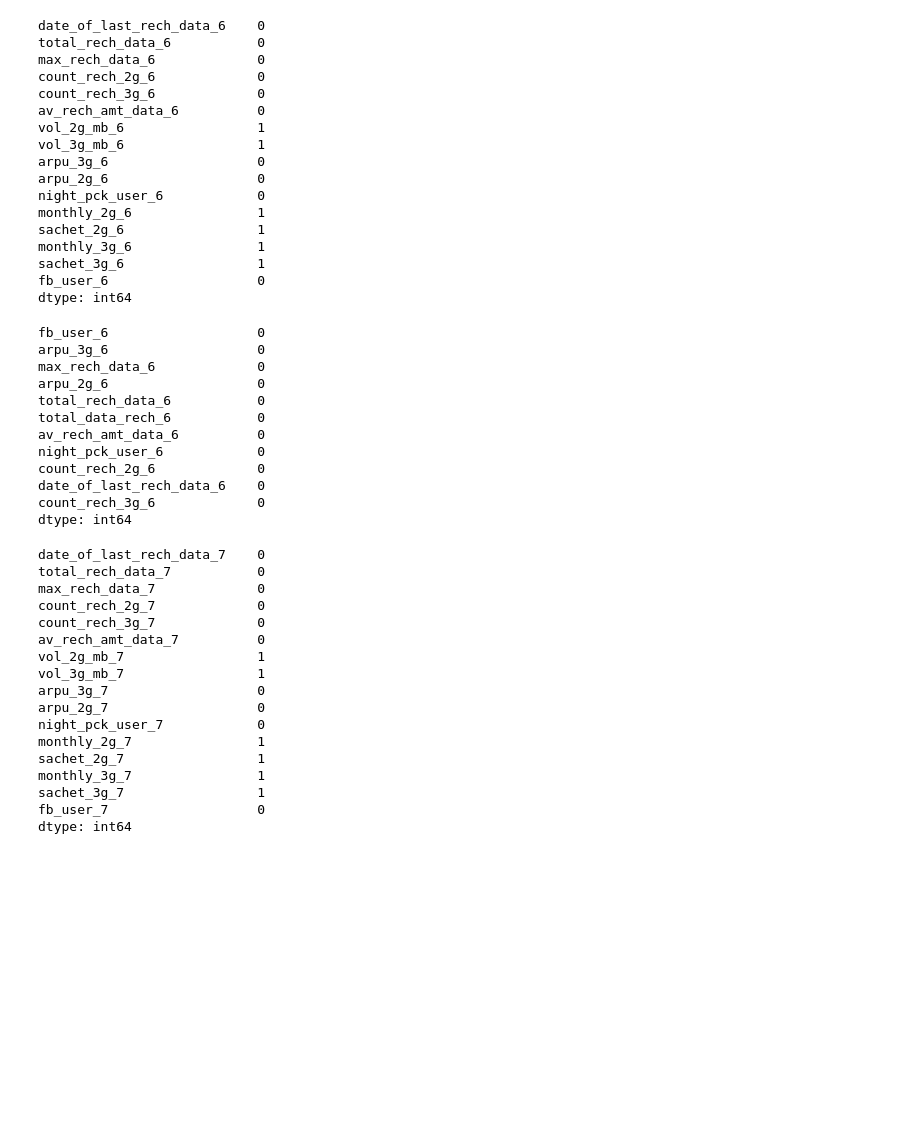
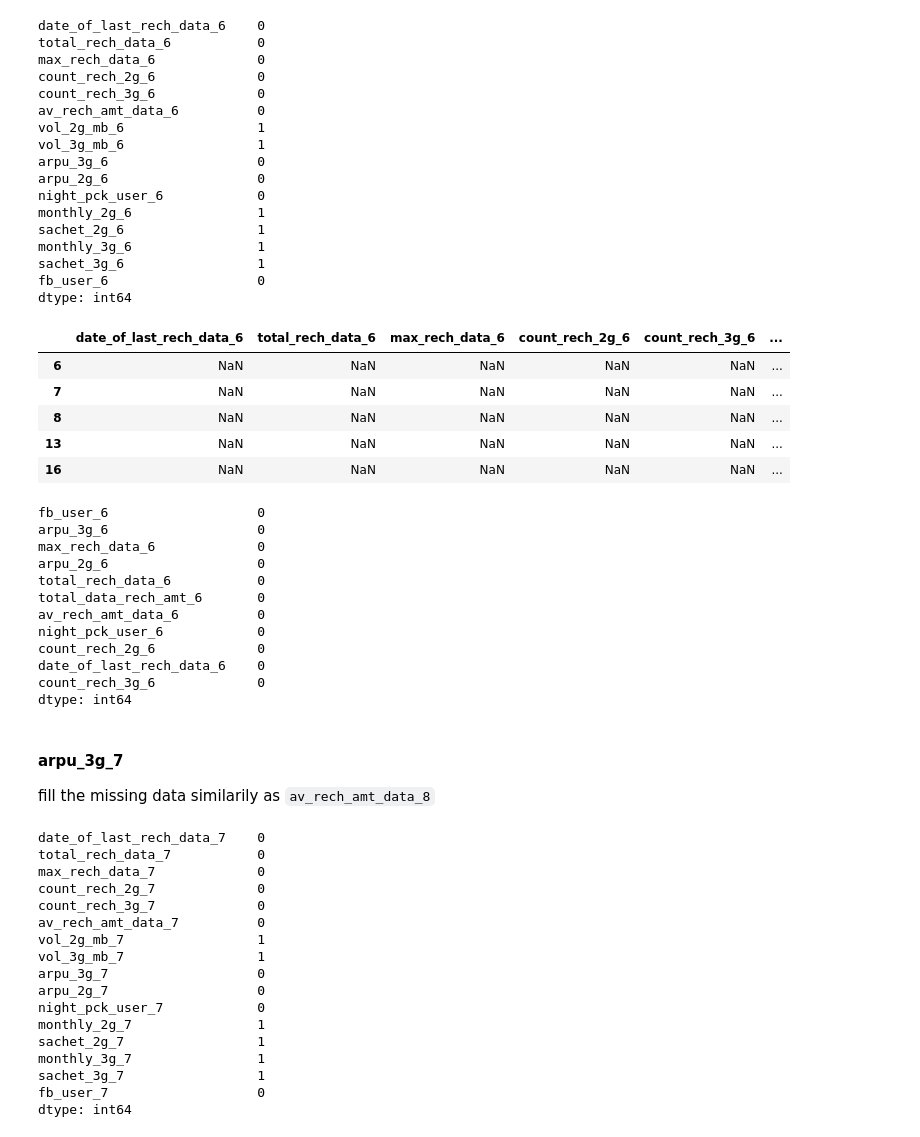
Before and after one commit to Crayon-ShinChan/ids-project, a Jupyter notebook: telecom_large/telecom.ipynb, the cells around one changed output. Cells and saved outputs as stored; diff of their text form; code cells hidden in the pictures; blank space fills up the shorter version.

```diff
--- a/telecom_large/telecom.ipynb
+++ b/telecom_large/telecom.ipynb
@@ -210,12 +217,14 @@ unique_stats[unique_stats['nunique'] == 1]
 | 88 | std_ic_t2o_mou_8 | 1 |
 # %%
 single_cols = unique_stats.loc[unique_stats['nunique'] == 1, 'feature']
-highvalue = highvalue.drop(columns=single_cols)
+highvalue.drop(columns=single_cols, inplace=True)
 highvalue.shape
 # %% [output]
 (39901, 166)
 # %% [markdown]
 <a class="anchor" id="missing-values"></a>
+# %%
+highvalue.drop(columns=['mobile_number'], inplace=True)
 # %% [markdown]
 ### Missing Values
 # %%
@@ -305,9 +308,10 @@ highvalue['av_rech_amt_data_8'].isna().sum()
 # %% [output]
 0
 # %%
-fill_cols = ['date_of_last_rech_data_8', 'av_rech_amt_data_8', 'count_rech_2g_8',
-             'total_data_rech_8', 'max_rech_data_8', 'count_rech_3g_8',
-             'total_rech_data_8', 'arpu_2g_8', 'fb_user_8', 'night_pck_user_8']
+fill_cols = ['av_rech_amt_data_8', 'arpu_2g_8', 'date_of_last_rech_data_8',
+             'total_data_rech_amt_8', 'total_rech_data_8', 'arpu_3g_8',
+             'max_rech_data_8', 'night_pck_user_8', 'count_rech_2g_8',
+             'count_rech_3g_8', 'fb_user_8']
 for col in fill_cols:
     highvalue[col].fillna(0, inplace=True)
 highvalue[fill_cols].isna().sum()
@@ -343,9 +352,18 @@ monthly_3g_6                1
 sachet_3g_6                 1
 fb_user_6                   0
 dtype: int64
+# %%
+highvalue[highvalue['arpu_3g_6'].isna()][list(map(lambda ele : ele + '_6', rech_data_cols))].head()
+# %% [output]
+|  | date_of_last_rech_data_6 | total_rech_data_6 | max_rech_data_6 | count_rech_2g_6 | count_rech_3g_6 | ... |
+| 6 | NaN | NaN | NaN | NaN | NaN | ... |
+| 7 | NaN | NaN | NaN | NaN | NaN | ... |
+| 8 | NaN | NaN | NaN | NaN | NaN | ... |
+| 13 | NaN | NaN | NaN | NaN | NaN | ... |
+| 16 | NaN | NaN | NaN | NaN | NaN | ... |
 # %%
 fill_cols = ['fb_user_6', 'arpu_3g_6', 'max_rech_data_6', 'arpu_2g_6',
-             'total_rech_data_6', 'total_data_rech_6', 'av_rech_amt_data_6',
+             'total_rech_data_6', 'total_data_rech_amt_6', 'av_rech_amt_data_6',
              'night_pck_user_6', 'count_rech_2g_6', 'date_of_last_rech_data_6',
              'count_rech_3g_6']
 for col in fill_cols:
@@ -357,13 +375,17 @@ arpu_3g_6                   0
 max_rech_data_6             0
 arpu_2g_6                   0
 total_rech_data_6           0
-total_data_rech_6           0
+total_data_rech_amt_6       0
 av_rech_amt_data_6          0
 night_pck_user_6            0
 count_rech_2g_6             0
 date_of_last_rech_data_6    0
 count_rech_3g_6             0
 dtype: int64
+# %% [markdown]
+#### arpu_3g_7
+
+fill the missing data similarily as `av_rech_amt_data_8`
 # %%
 highvalue[highvalue['arpu_3g_7'].isna()][list(map(lambda ele : ele + '_7', rech_data_cols))].nunique()
 # %% [output]
```
Also changed, not shown: parts of 71 cells of this notebook.
